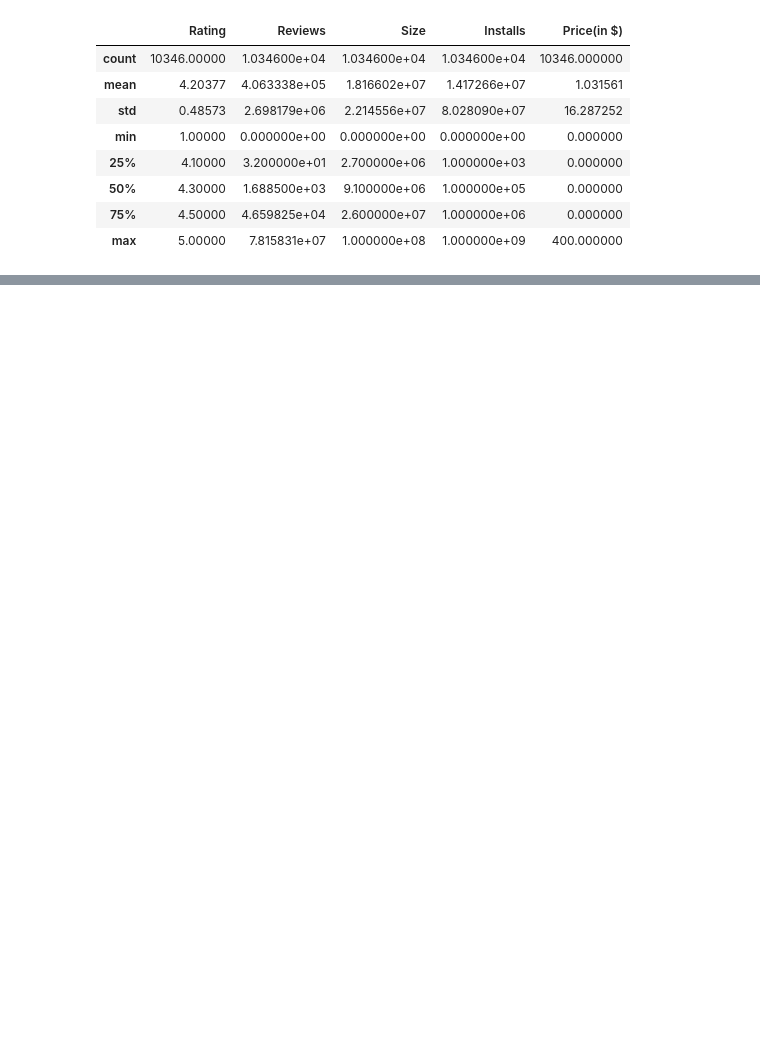
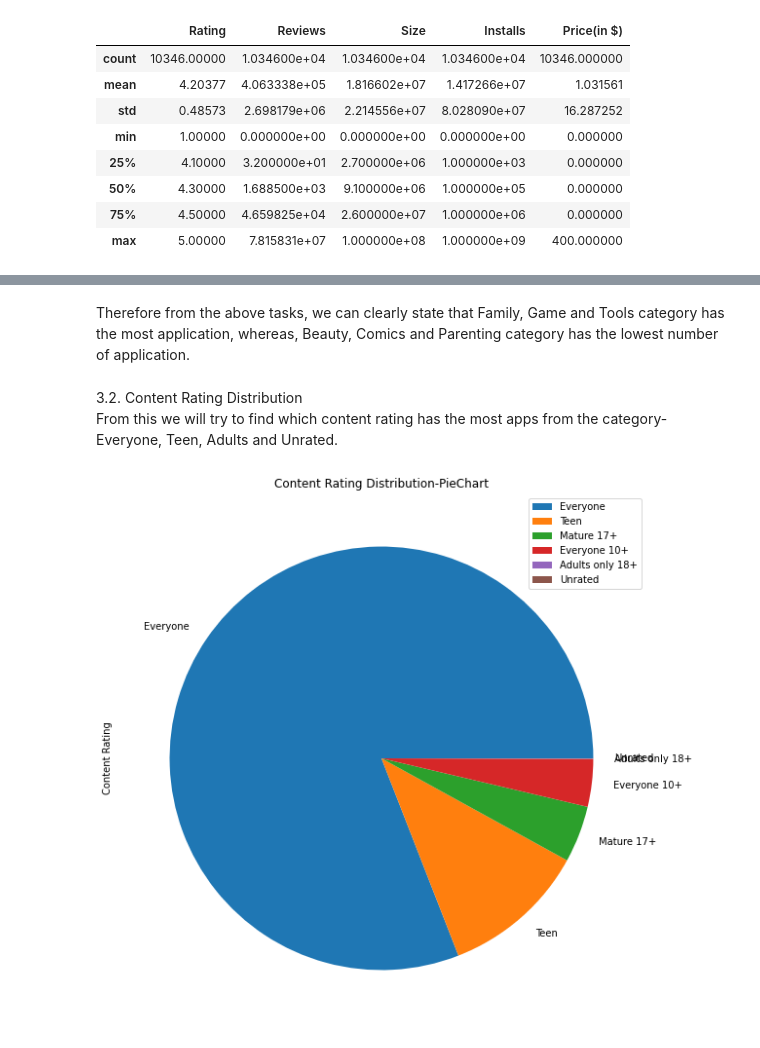
Before and after one commit to AkshatHotCode/playstoreappreview_eda, a Jupyter notebook: Akshat_Rajvanshi_Play_Store_App_Review_Analysis_Capstone_Project.ipynb, the cells around one changed output, grey strips where cells are left out. Cells and saved outputs as stored; diff of their text form; code cells hidden in the pictures; blank space fills up the shorter version.

```diff
--- a/Akshat_Rajvanshi_Play_Store_App_Review_Analysis_Capstone_Project.ipynb
+++ b/Akshat_Rajvanshi_Play_Store_App_Review_Analysis_Capstone_Project.ipynb
@@ -281,0 +307,14 @@ apps.describe()
+# %% [markdown]
+Therefore from the above tasks, we can clearly state that Family, Game and Tools category has the most application, whereas, Beauty, Comics and Parenting category has the lowest number of application.
+# %% [markdown]
+3.2. Content Rating Distribution\
+From this we will try to find which content rating has the most apps from the category-Everyone, Teen, Adults and Unrated.
+# %%
+#Content Rating Distribution-Piechart
+plt.figure(figsize=(60,10))
+apps['Content Rating'].value_counts().plot(kind='pie')
+plt.title('Content Rating Distribution-PieChart')
+plt.legend()
+plt.show()
+# %% [output]
+[figure, added]
```
Also changed, not shown: parts of 28 cells of this notebook.
